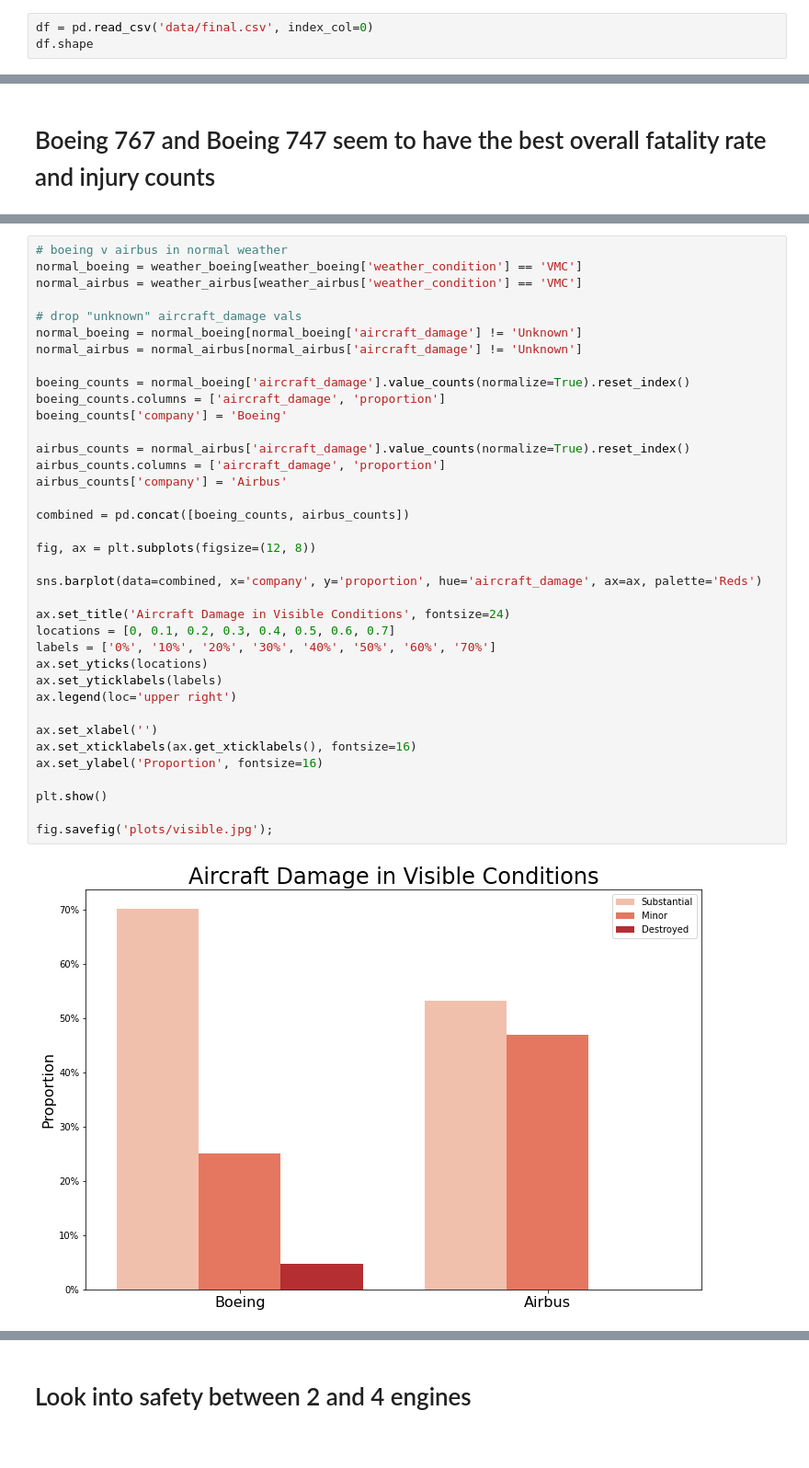
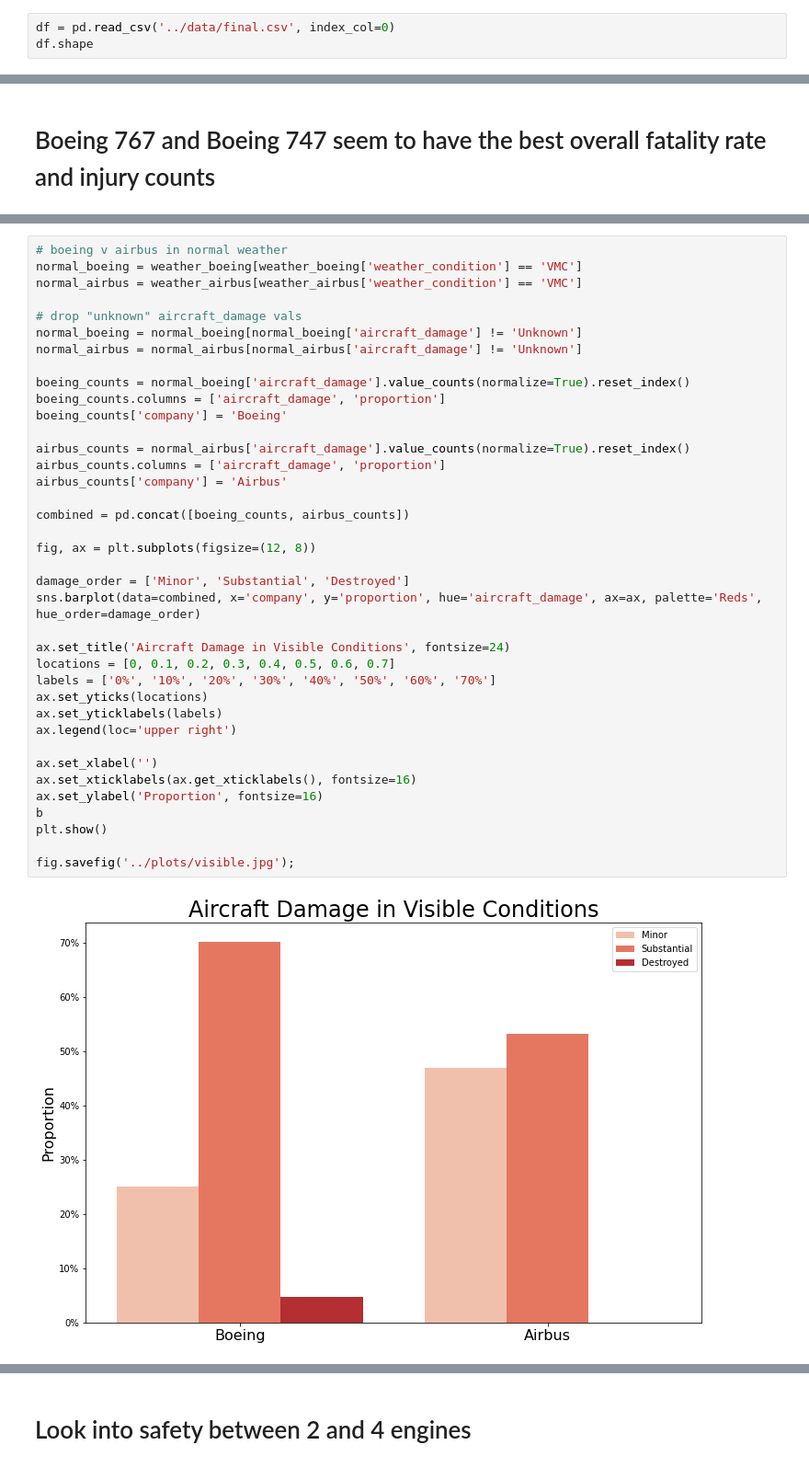
Before and after one commit to dvdhartsman/phase_1_project, a Jupyter notebook: heaths_notebooks/cleaning_4.ipynb, the cells around one changed output, grey strips where cells are left out. Shown at 92% size. Drawn from its saved outputs; the diff is of its cells as text.

```diff
--- a/heaths_notebooks/cleaning_4.ipynb
+++ b/heaths_notebooks/cleaning_4.ipynb
@@ -9,7 +9,7 @@ import matplotlib.pyplot as plt
 pd.set_option('display.max_rows', 20)
 pd.set_option('display.max_columns', 30)
 # %%
-df = pd.read_csv('data/final.csv', index_col=0)
+df = pd.read_csv('../data/final.csv', index_col=0)
 df.shape
 # %% [output]
 (30700, 21)
@@ -278,34 +273,35 @@ normal_airbus = weather_airbus[weather_airbus['weather_condition'] == 'VMC']
 # drop "unknown" aircraft_damage vals
 normal_boeing = normal_boeing[normal_boeing['aircraft_damage'] != 'Unknown']
 normal_airbus = normal_airbus[normal_airbus['aircraft_damage'] != 'Unknown']
 
 boeing_counts = normal_boeing['aircraft_damage'].value_counts(normalize=True).reset_index()
 boeing_counts.columns = ['aircraft_damage', 'proportion']
 boeing_counts['company'] = 'Boeing'
 
 airbus_counts = normal_airbus['aircraft_damage'].value_counts(normalize=True).reset_index()
 airbus_counts.columns = ['aircraft_damage', 'proportion']
 airbus_counts['company'] = 'Airbus'
 
 combined = pd.concat([boeing_counts, airbus_counts])
 
 fig, ax = plt.subplots(figsize=(12, 8))
 
-sns.barplot(data=combined, x='company', y='proportion', hue='aircraft_damage', ax=ax, palette='Reds')
+damage_order = ['Minor', 'Substantial', 'Destroyed']
+sns.barplot(data=combined, x='company', y='proportion', hue='aircraft_damage', ax=ax, palette='Reds', hue_order=damage_order)
 
 ax.set_title('Aircraft Damage in Visible Conditions', fontsize=24)
 locations = [0, 0.1, 0.2, 0.3, 0.4, 0.5, 0.6, 0.7]
 labels = ['0%', '10%', '20%', '30%', '40%', '50%', '60%', '70%']
 ax.set_yticks(locations)
 ax.set_yticklabels(labels)
 ax.legend(loc='upper right')
 
 ax.set_xlabel('')
 ax.set_xticklabels(ax.get_xticklabels(), fontsize=16)
 ax.set_ylabel('Proportion', fontsize=16)
-
+b
 plt.show()
 
-fig.savefig('plots/visible.jpg');
+fig.savefig('../plots/visible.jpg');
 # %% [output]
-[figure, old version]
+[figure, new version]
```
Also changed, not shown: parts of 12 cells of this notebook, 4 other files.
